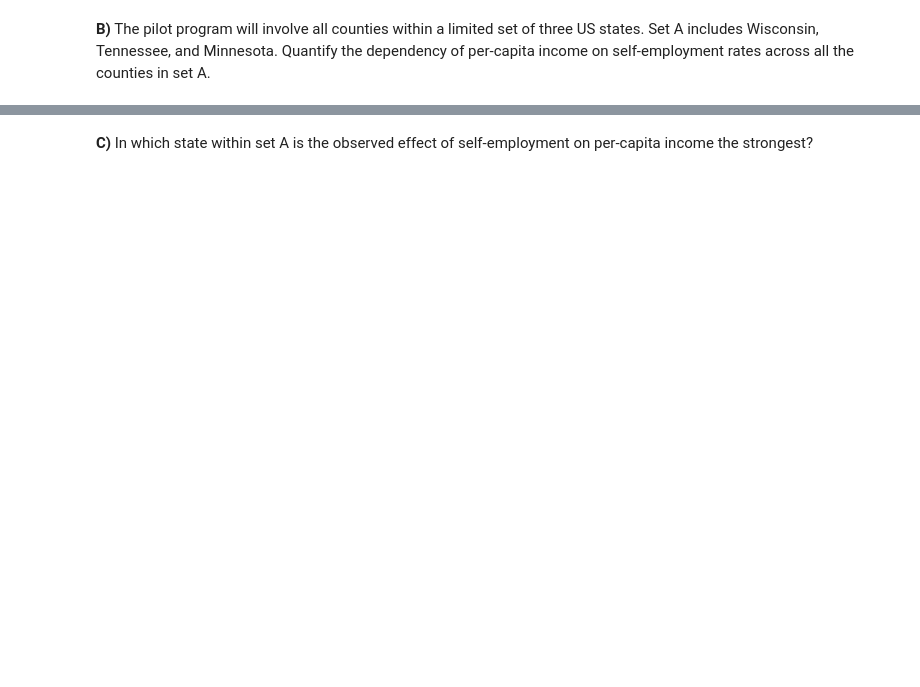
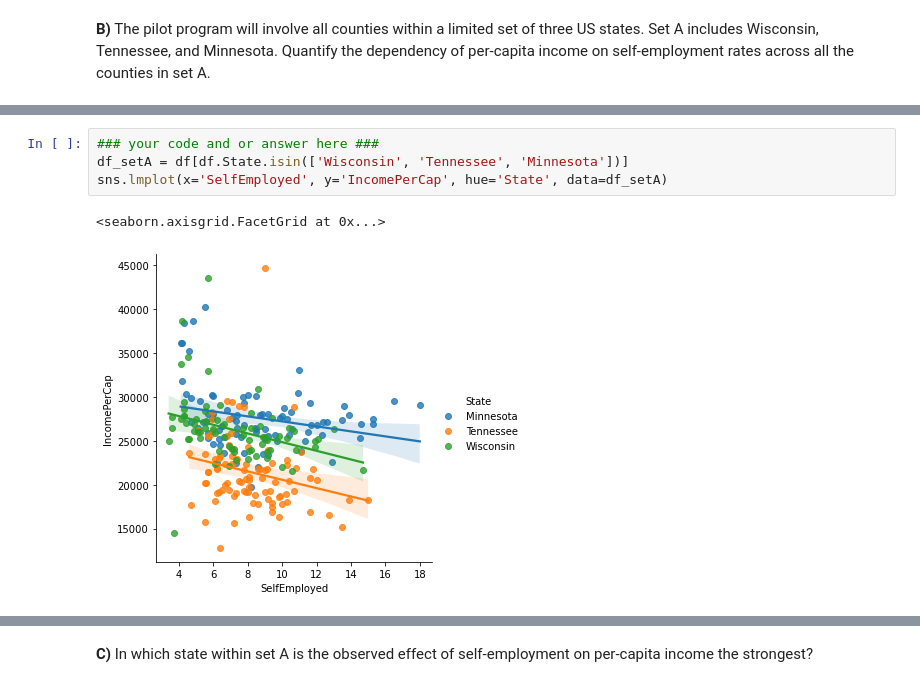
Before and after one commit to frasalvi/ADA21, a Jupyter notebook: Tutorials/03 - Describing data/Describing_data_exercise.ipynb, the cells around one changed output, grey strips where cells are left out. Drawn from its saved outputs; the diff is of its cells as text; blank space fills up the shorter version.

```diff
--- a/Tutorials/03 - Describing data/Describing_data_exercise.ipynb
+++ b/Tutorials/03 - Describing data/Describing_data_exercise.ipynb
@@ -172,0 +189,7 @@ Since it is unethical and impossible in this setting to run a controlled experim
+# %%
+### your code and or answer here ###
+df_setA = df[df.State.isin(['Wisconsin', 'Tennessee', 'Minnesota'])]
+sns.lmplot(x='SelfEmployed', y='IncomePerCap', hue='State', data=df_setA)
+# %% [output]
+<seaborn.axisgrid.FacetGrid at 0x...>
+[figure, added]
```
Also changed, not shown: parts of 15 cells of this notebook.
